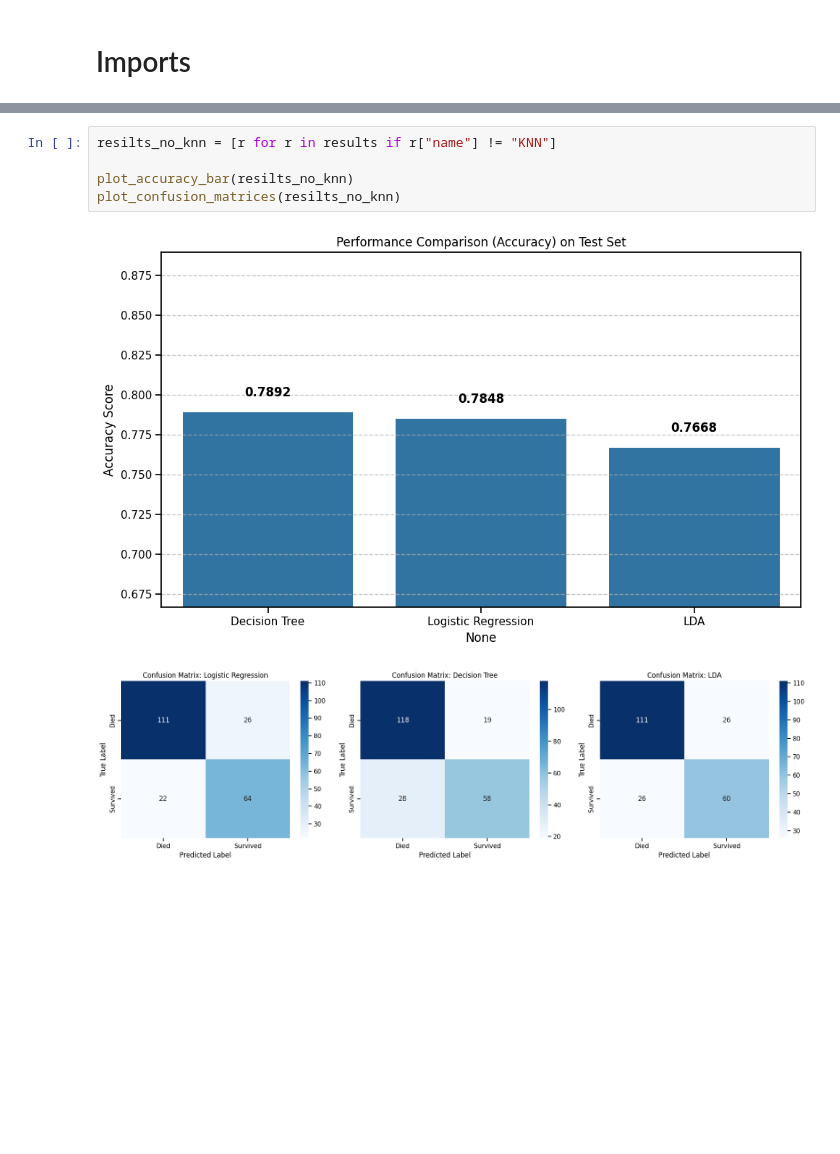
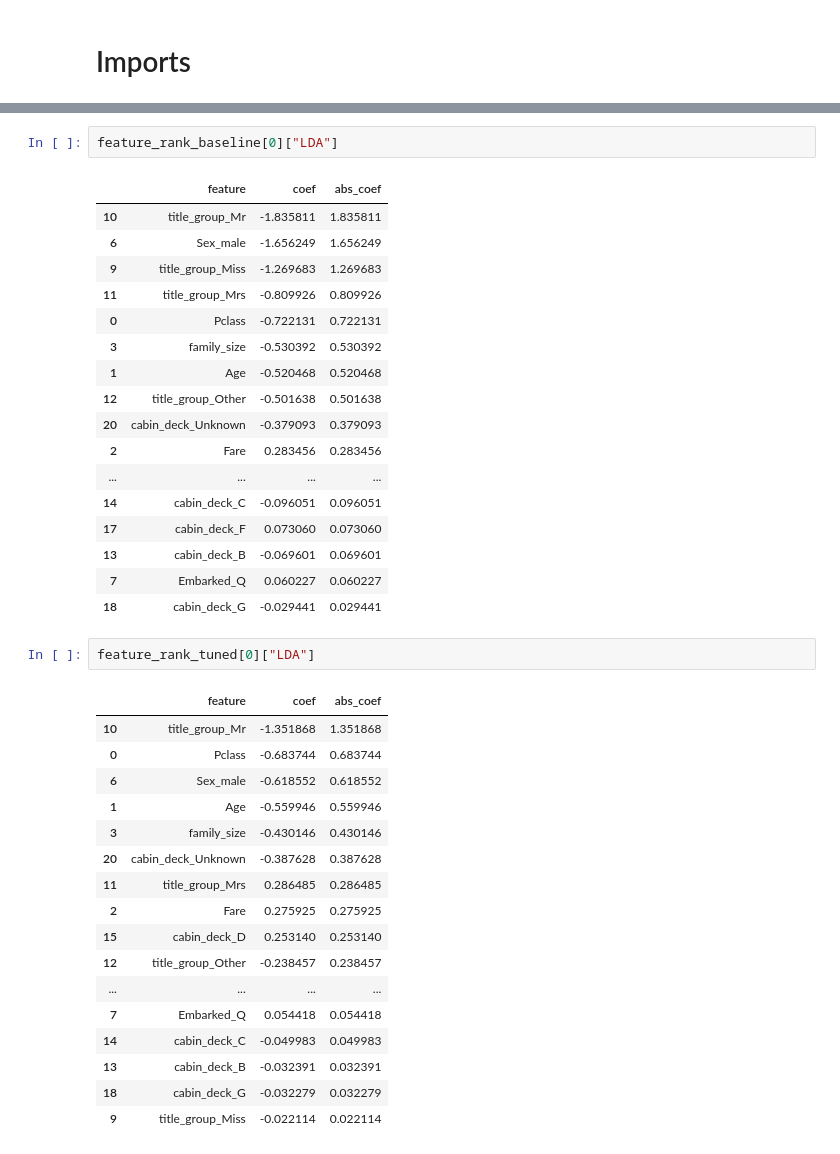
Before and after one commit to RoxyLiu66/data_572_group_5, a Jupyter notebook: coding/combined_models.ipynb, the cells around one changed output, grey strips where cells are left out. Saved outputs shown, nothing was run; the diff lists cells and outputs as text; blank space fills up the shorter version.

```diff
--- a/coding/combined_models.ipynb
+++ b/coding/combined_models.ipynb
@@ -1116,8 +438,40 @@ plot_confusion_matrices(results)
-# %%
-resilts_no_knn = [r for r in results if r["name"] != "KNN"]
-
-plot_accuracy_bar(resilts_no_knn)
-plot_confusion_matrices(resilts_no_knn)
-# %% [output]
-[figure, removed]
-[figure, removed]
+# %%
+feature_rank_baseline[0]["LDA"]
+# %% [output]
+|  | feature | coef | abs_coef |
+| 10 | title_group_Mr | -1.835811 | 1.835811 |
+| 6 | Sex_male | -1.656249 | 1.656249 |
+| 9 | title_group_Miss | -1.269683 | 1.269683 |
+| 11 | title_group_Mrs | -0.809926 | 0.809926 |
+| 0 | Pclass | -0.722131 | 0.722131 |
+| 3 | family_size | -0.530392 | 0.530392 |
+| 1 | Age | -0.520468 | 0.520468 |
+| 12 | title_group_Other | -0.501638 | 0.501638 |
+| 20 | cabin_deck_Unknown | -0.379093 | 0.379093 |
+| 2 | Fare | 0.283456 | 0.283456 |
+| ... | ... | ... | ... |
+| 14 | cabin_deck_C | -0.096051 | 0.096051 |
+| 17 | cabin_deck_F | 0.073060 | 0.073060 |
+| 13 | cabin_deck_B | -0.069601 | 0.069601 |
+| 7 | Embarked_Q | 0.060227 | 0.060227 |
+| 18 | cabin_deck_G | -0.029441 | 0.029441 |
+# %%
+feature_rank_tuned[0]["LDA"]
+# %% [output]
+|  | feature | coef | abs_coef |
+| 10 | title_group_Mr | -1.351868 | 1.351868 |
+| 0 | Pclass | -0.683744 | 0.683744 |
+| 6 | Sex_male | -0.618552 | 0.618552 |
+| 1 | Age | -0.559946 | 0.559946 |
+| 3 | family_size | -0.430146 | 0.430146 |
+| 20 | cabin_deck_Unknown | -0.387628 | 0.387628 |
+| 11 | title_group_Mrs | 0.286485 | 0.286485 |
+| 2 | Fare | 0.275925 | 0.275925 |
+| 15 | cabin_deck_D | 0.253140 | 0.253140 |
+| 12 | title_group_Other | -0.238457 | 0.238457 |
+| ... | ... | ... | ... |
+| 7 | Embarked_Q | 0.054418 | 0.054418 |
+| 14 | cabin_deck_C | -0.049983 | 0.049983 |
+| 13 | cabin_deck_B | -0.032391 | 0.032391 |
+| 18 | cabin_deck_G | -0.032279 | 0.032279 |
+| 9 | title_group_Miss | -0.022114 | 0.022114 |
```
Also changed, not shown: parts of 45 cells of this notebook, 4 other files.
